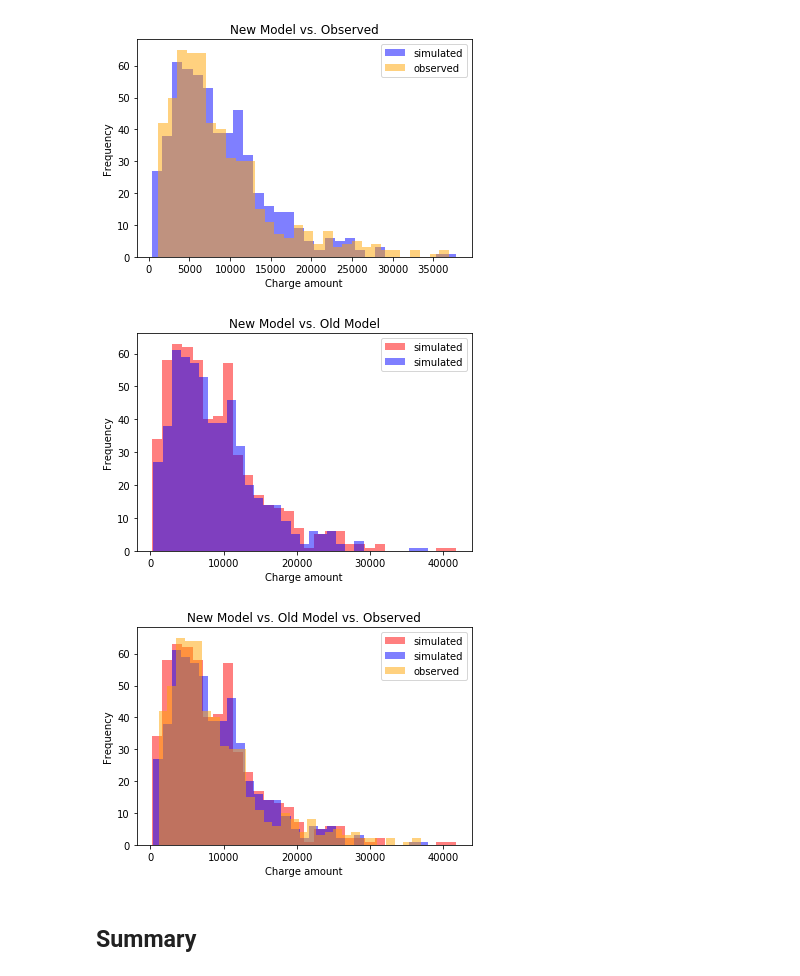
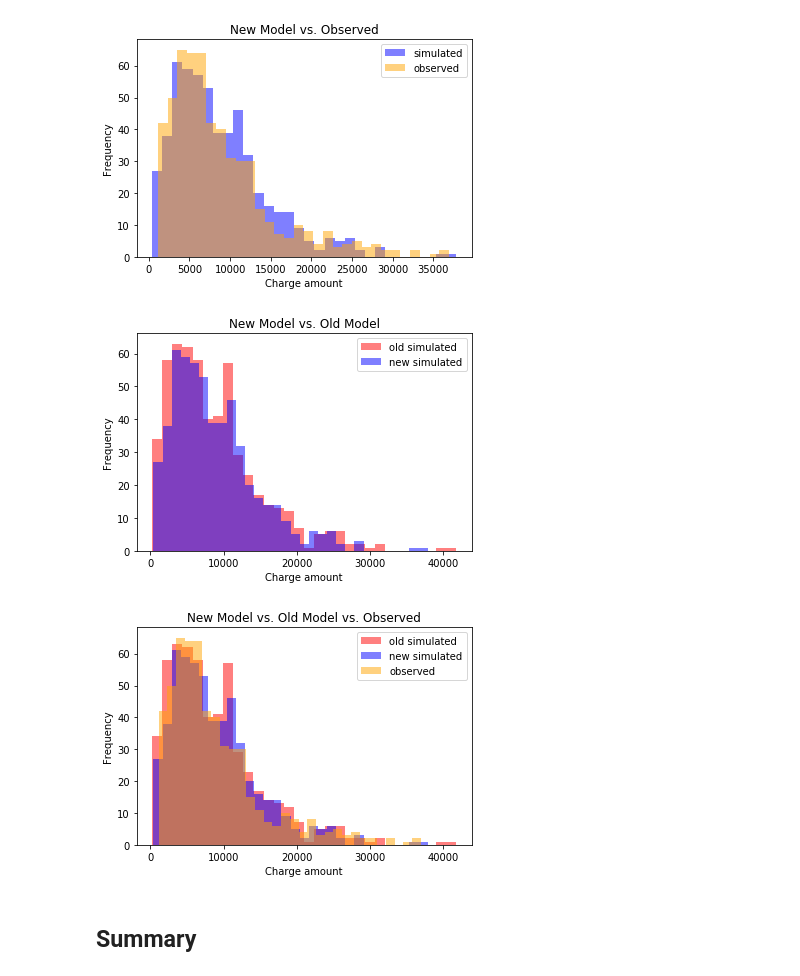
Before and after one commit to walkerpage/springboard, a Jupyter notebook: Mini_Projects/Bayesian_stats_Q6.28/inferential_statistics_3-Q.ipynb, the cells around one changed output. Cells and saved outputs as stored; diff of their text form; code cells hidden in the pictures.

```diff
--- a/Mini_Projects/Bayesian_stats_Q6.28/inferential_statistics_3-Q.ipynb
+++ b/Mini_Projects/Bayesian_stats_Q6.28/inferential_statistics_3-Q.ipynb
@@ -213,27 +213,27 @@ plt.show()
 [figure]
 # %%
 # Compare new model with old model
-_ = plt.hist(no_ins_model_rvs, bins=30, alpha=0.5, color='red', label='simulated')
-_ = plt.hist(new_no_ins_model_rvs, bins=30, alpha=0.5, color='blue', label='simulated')
+_ = plt.hist(no_ins_model_rvs, bins=30, alpha=0.5, color='red', label='old simulated')
+_ = plt.hist(new_no_ins_model_rvs, bins=30, alpha=0.5, color='blue', label='new simulated')
 _ = plt.xlabel('Charge amount')
 _ = plt.ylabel('Frequency')
 _ = plt.title('New Model vs. Old Model')
 _ = plt.legend()
 plt.show()
 # %% [output]
-[figure, old version]
+[figure, new version]
 # %%
 # Compare new model, old model, and observed data
-_ = plt.hist(no_ins_model_rvs, bins=30, alpha=0.5, color='red', label='simulated')
-_ = plt.hist(new_no_ins_model_rvs, bins=30, alpha=0.5, color='blue', label='simulated')
+_ = plt.hist(no_ins_model_rvs, bins=30, alpha=0.5, color='red', label='old simulated')
+_ = plt.hist(new_no_ins_model_rvs, bins=30, alpha=0.5, color='blue', label='new simulated')
 _ = plt.hist(no_insurance, bins=30, alpha=0.5, color='orange', label='observed')
 _ = plt.xlabel('Charge amount')
 _ = plt.ylabel('Frequency')
 _ = plt.title('New Model vs. Old Model vs. Observed')
 _ = plt.legend()
 plt.show()
 # %% [output]
-[figure, old version]
+[figure, new version]
 # %% [markdown]
 ## Summary
 # %% [markdown]
```
